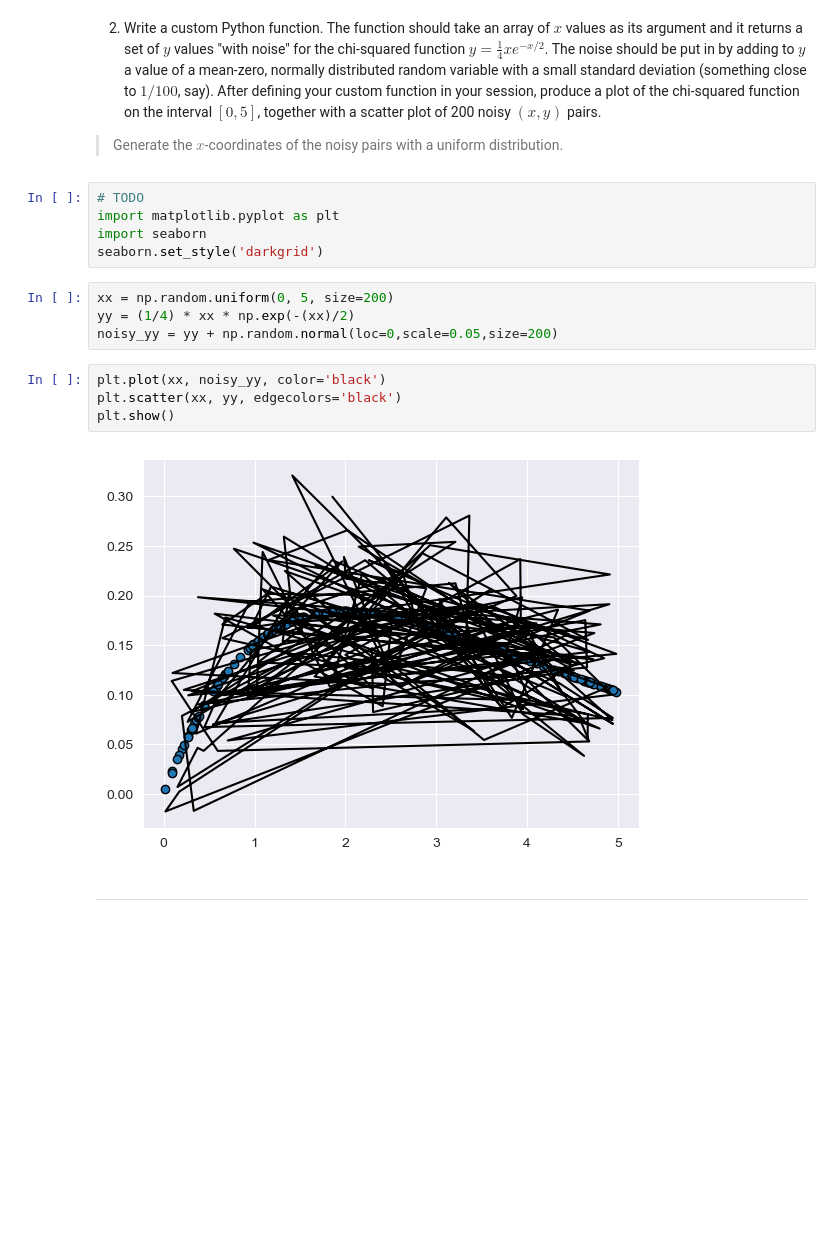
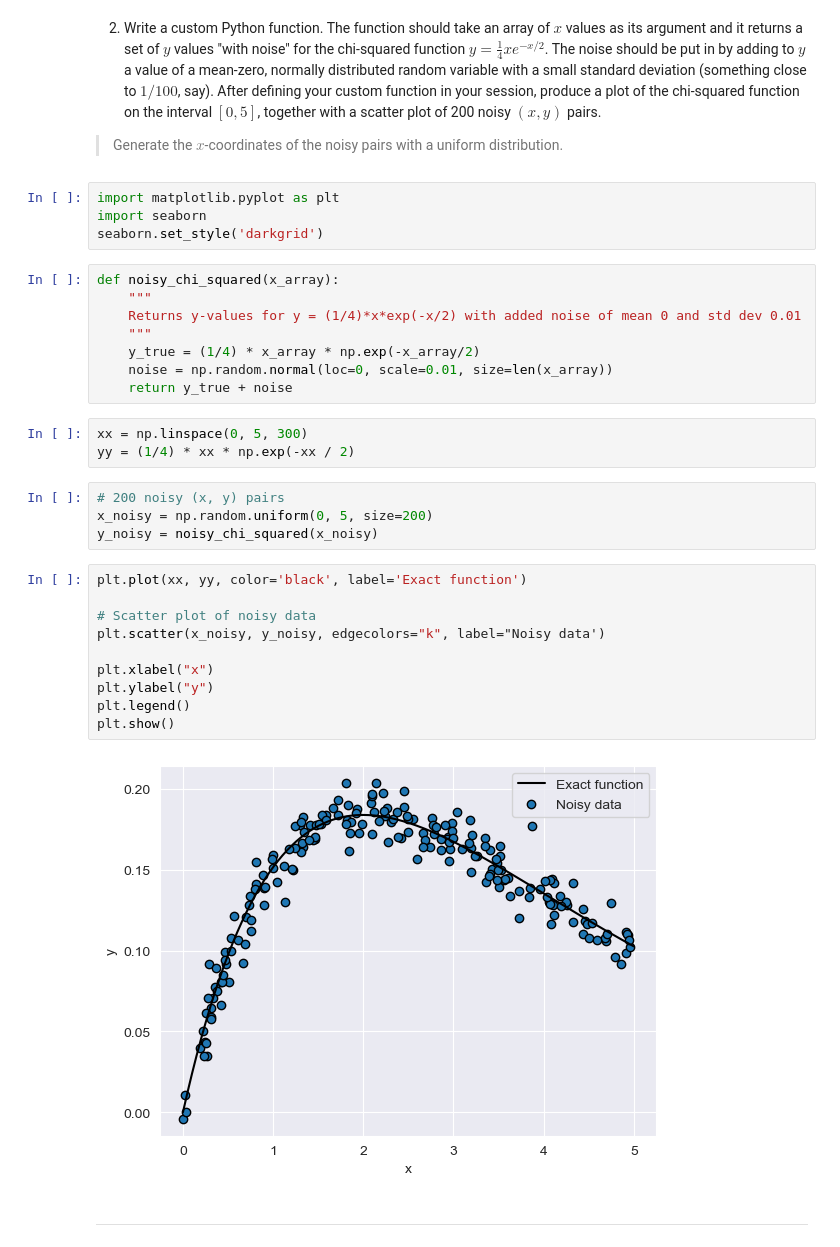
Before and after one commit to Romerico234/Machine-Learning, a Jupyter notebook: homework/assignment1/Assignment1.ipynb, the cells around one changed output. Saved outputs shown, nothing was run; the diff lists cells and outputs as text; blank space fills up the shorter version.

```diff
--- a/homework/assignment1/Assignment1.ipynb
+++ b/homework/assignment1/Assignment1.ipynb
@@ -71,20 +95,36 @@ if __name__ == "__main__":
 2. Write a custom Python function. The function should take an array of $x$ values as its argument and it returns a set of $y$ values "with noise" for the chi-squared function $y = \frac{1}{4}x e^{-x/2}$. The noise should be put in by adding to $y$ a value of a mean-zero, normally distributed random variable with a small standard deviation (something close to $1/100$, say). After defining your custom function in your session, produce a plot of the chi-squared function on the interval $[0,5]$, together with a scatter plot of 200 noisy $(x,y)$ pairs.
 > Generate the $x$-coordinates of the noisy pairs with a uniform distribution.
 # %%
-# TODO
 import matplotlib.pyplot as plt
 import seaborn
 seaborn.set_style('darkgrid')
+# %%
+def noisy_chi_squared(x_array):
+    """
+    Returns y-values for y = (1/4)*x*exp(-x/2) with added noise of mean 0 and std dev 0.01
+    """
+    y_true = (1/4) * x_array * np.exp(-x_array/2)
+    noise = np.random.normal(loc=0, scale=0.01, size=len(x_array))
+    return y_true + noise
 # %%
-xx = np.random.uniform(0, 5, size=200)
-yy = (1/4) * xx * np.exp(-(xx)/2)
-noisy_yy = yy + np.random.normal(loc=0,scale=0.05,size=200)
+xx = np.linspace(0, 5, 300)
+yy = (1/4) * xx * np.exp(-xx / 2)
-# %%
-plt.plot(xx, noisy_yy, color='black')
-plt.scatter(xx, yy, edgecolors='black')
-plt.show()
-# %% [output]
-[figure, removed]
+# %%
+# 200 noisy (x, y) pairs
+x_noisy = np.random.uniform(0, 5, size=200)
+y_noisy = noisy_chi_squared(x_noisy)
+# %%
+plt.plot(xx, yy, color='black', label='Exact function')
+
+# Scatter plot of noisy data
+plt.scatter(x_noisy, y_noisy, edgecolors="k", label="Noisy data')
+
+plt.xlabel("x")
+plt.ylabel("y")
+plt.legend()
+plt.show()
+# %% [output]
+[figure, added]
 # %% [markdown]
 ---
 # %% [markdown]
```
Also changed, not shown: parts of 8 cells of this notebook.
